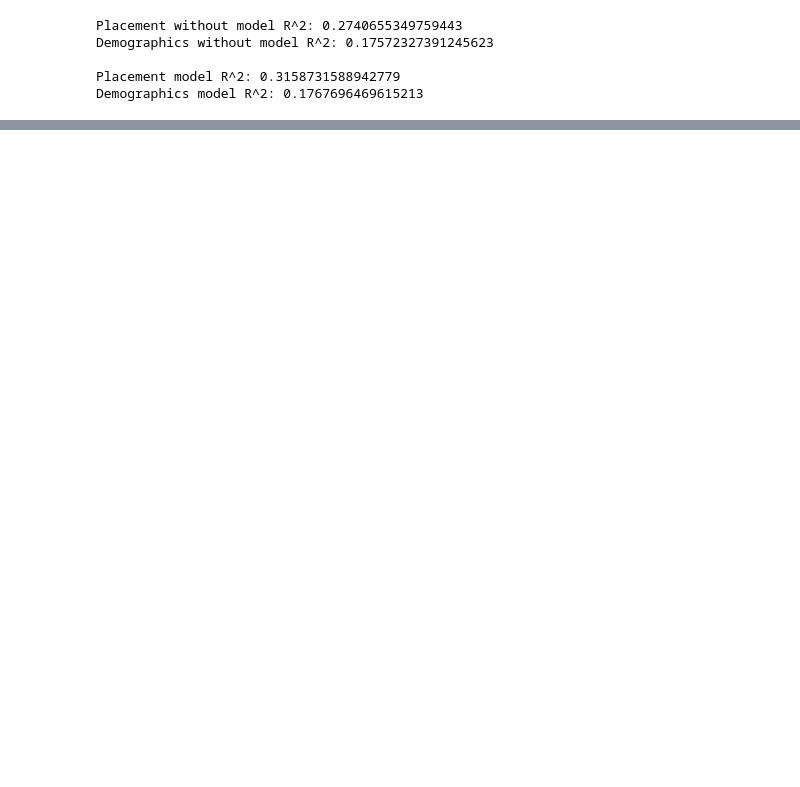
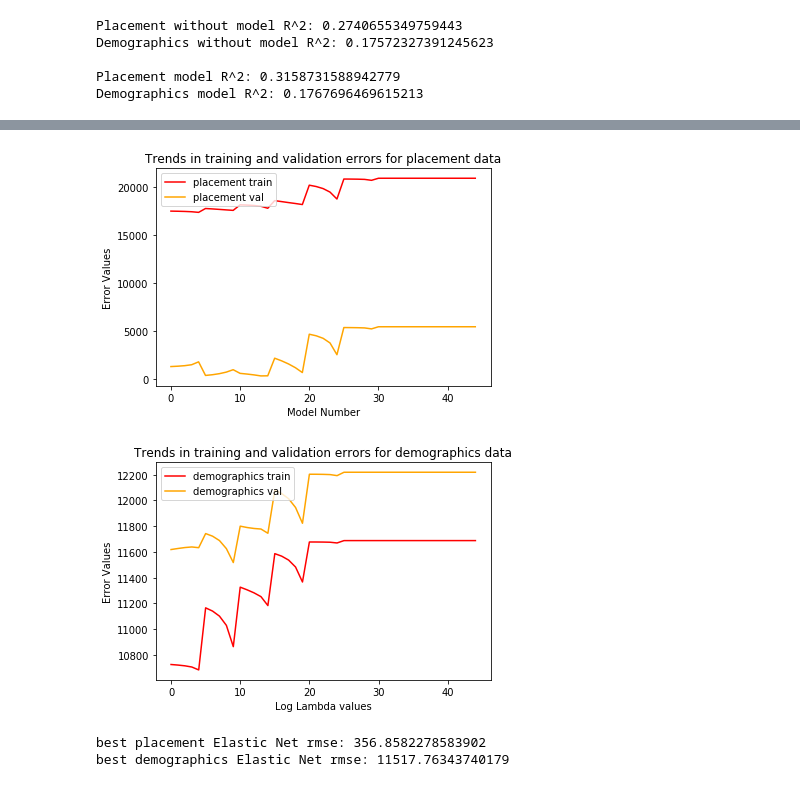
Before and after one commit to Zoheb0707/CSE_546_Project, a Jupyter notebook: ML model testing.ipynb, the cells around one changed output, grey strips where cells are left out. Cells and saved outputs as stored; diff of their text form; code cells hidden in the pictures; blank space fills up the shorter version.

```diff
--- a/ML model testing.ipynb
+++ b/ML model testing.ipynb
@@ -171,3 +299,76 @@ Test elastic nets
+# %%
+'''
+Test elastic nets
+'''
+from sklearn.linear_model import ElasticNet
+
+placement_train_rmse_list = []
+placement_val_rmse_list = []
+demographics_train_rmse_list = []
+demographics_val_rmse_list = []
+
+lambda_list = [1,100,1000,10000,100000,1000000,10000000,100000000,1000000000]
+l1_ratio_list = [0.1,0.3,0.5,0.7,0.9]
+
+best_net_lasso_model = None
+best_placement_net_R_sq = -float('Inf')
+best_placement_net_rmse = float('Inf')
+
+best_demographics_net_model = None
+best_demographics_net_R_sq = -float('Inf')
+best_demographics_net_rmse = float('Inf')
+
+for l in lambda_list:
+    for ratio in l1_ratio_list:
+        Net_Model = ElasticNet(alpha=l,l1_ratio = ratio,max_iter = 100000)
+
+        Net_Model.fit(placement_train_X,placement_train_Y)
+        current_placement_R_sq = Net_Model.score(placement_train_X,placement_train_Y)
+        current_placement_train_rmse = RMSE(Net_Model.predict(placement_train_X),placement_train_Y)
+        current_placement_val_rmse = RMSE(Net_Model.predict(placement_val_X),placement_val_Y)
+        placement_train_rmse_list.append(current_placement_train_rmse)
+        placement_val_rmse_list.append(current_placement_val_rmse)
+
+        if current_placement_val_rmse < best_placement_net_rmse:
+            best_placement_net_model = Net_Model
+            best_placement_net_R_sq = current_placement_R_sq
+            best_placement_net_rmse = current_placement_val_rmse
+
+        Net_Model.fit(demographics_train_X,demographics_train_Y)
+        current_demographics_R_sq = Net_Model.score(demographics_train_X,demographics_train_Y)
+        current_demographics_train_rmse = RMSE(Net_Model.predict(demographics_train_X),demographics_train_Y)
+        current_demographics_val_rmse = RMSE(Net_Model.predict(demographics_val_X),demographics_val_Y)
+        demographics_train_rmse_list.append(current_demographics_train_rmse)
+        demographics_val_rmse_list.append(current_demographics_val_rmse)
+
+        if current_demographics_val_rmse < best_demographics_net_rmse:
+            best_demographics_net_model = Net_Model
+            best_demographics_net_R_sq = current_demographics_R_sq
+            best_demographics_net_rmse = current_demographics_val_rmse
+
+lambda_list = [log(x,10) for x in lambda_list]
+plt.plot(list(range(0,len(placement_train_rmse_list))),placement_train_rmse_list,label = 'placement train',color = 'red')
+plt.plot(list(range(0,len(placement_train_rmse_list))),placement_val_rmse_list,label = 'placement val', color = 'orange')
+plt.xlabel('Model Number')
+plt.ylabel('Error Values')
+plt.title('Trends in training and validation errors for placement data')
+plt.legend(loc='upper left')
+plt.show()
+plt.figure()
+plt.plot(list(range(0,len(placement_train_rmse_list))),demographics_train_rmse_list,label = 'demographics train',color = 'red')
+plt.plot(list(range(0,len(placement_train_rmse_list))),demographics_val_rmse_list,label = 'demographics val', color = 'orange')
+plt.xlabel('Log Lambda values')
+plt.ylabel('Error Values')
+plt.title('Trends in training and validation errors for demographics data')
+plt.legend(loc='upper left')
+plt.show()
+print('best placement Elastic Net rmse: ' + str(best_placement_net_rmse))
+print('best demographics Elastic Net rmse: ' + str(best_demographics_net_rmse))
+# %% [output]
+[figure, added]
+[figure, added]
+best placement Elastic Net rmse: 356.8582278583902
+best demographics Elastic Net rmse: 11517.76343740179
 # %%
 '''
 Test KNN regression
```
Also changed, not shown: parts of 6 cells of this notebook.
